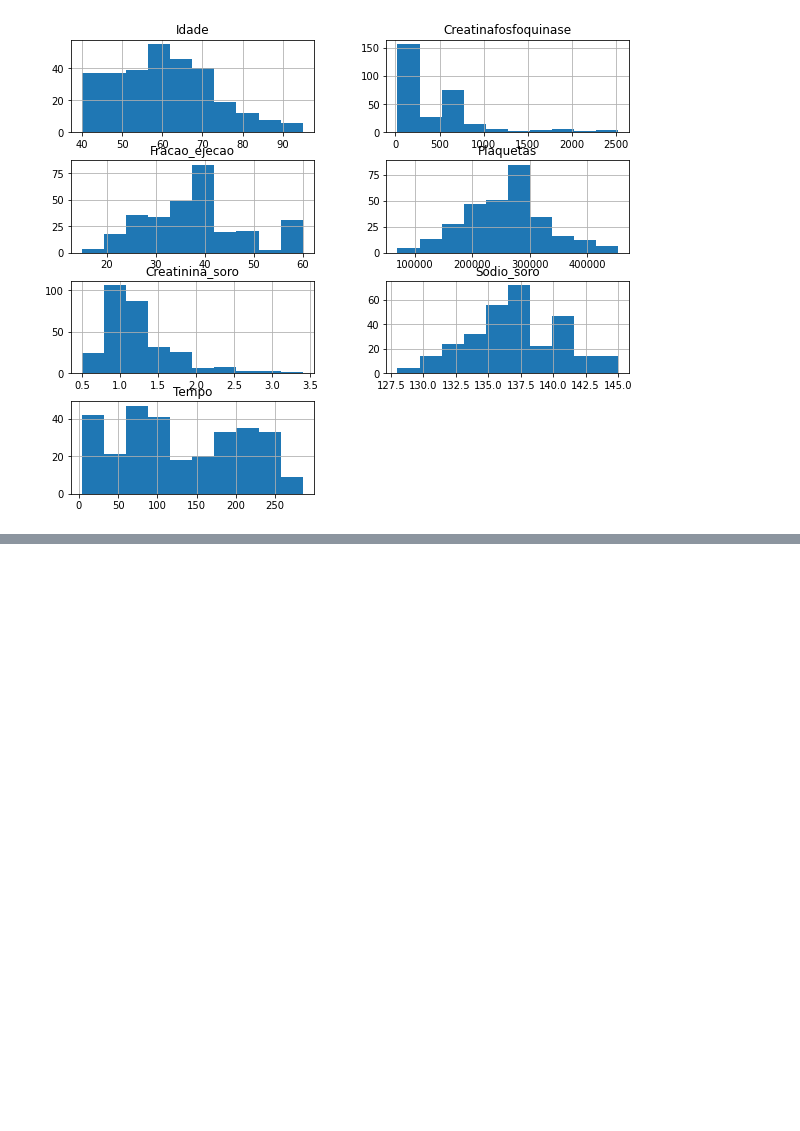
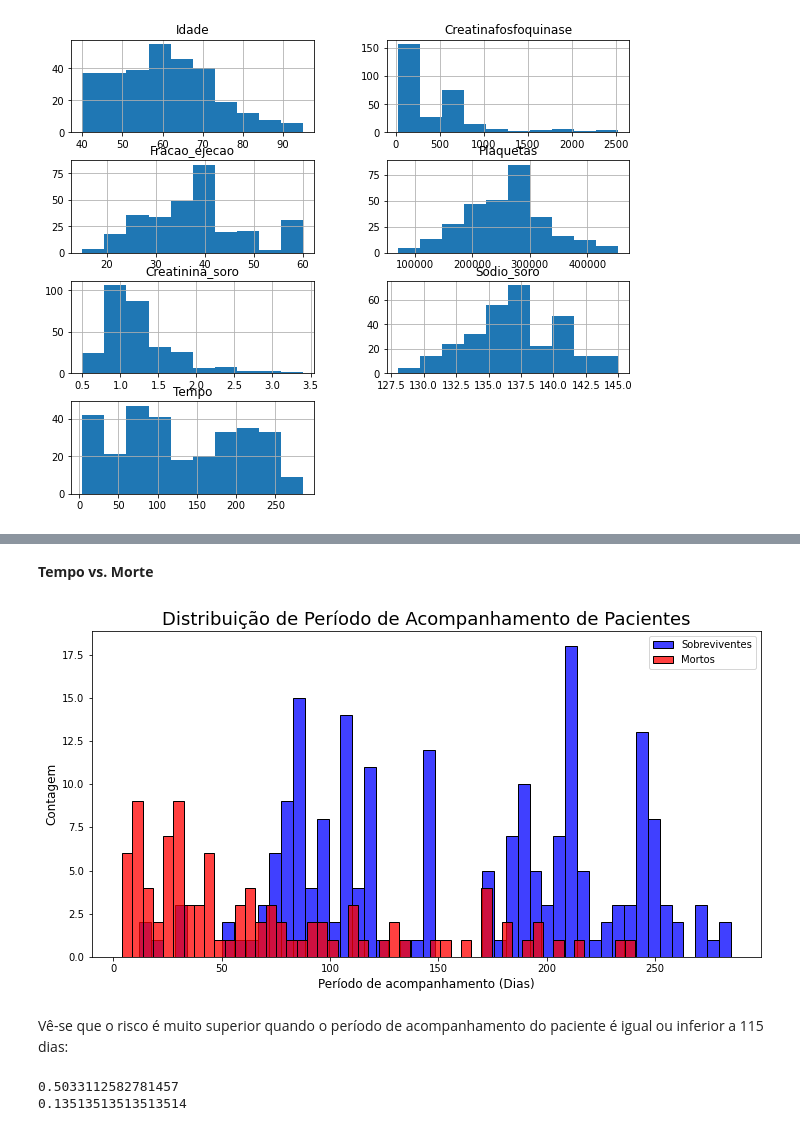
Before and after one commit to nataliamafra/LetsCode, a Jupyter notebook: 04-programming_tools/analise_heart_failure-grupo_4 (2).ipynb, the cells around one changed output, grey strips where cells are left out. Drawn from its saved outputs; the diff is of its cells as text; code cells hidden in the pictures; blank space fills up the shorter version.

```diff
--- a/04-programming_tools/analise_heart_failure-grupo_4 (2).ipynb
+++ b/04-programming_tools/analise_heart_failure-grupo_4 (2).ipynb
@@ -433,0 +437,21 @@ Created in <span style='font-weight:600;margin-left:4px;'>Deepnote</span></a>
+# %% [markdown]
+**Tempo vs. Morte**
+# %%
+plt.figure(figsize=(12,6))
+sns.histplot(df[df['Morte']==0]['Tempo'], kde=False, bins=50, color='b', label = 'Sobreviventes')
+sns.histplot(df[df['Morte']==1]['Tempo'], kde=False, bins=50, color='r', label = 'Mortos')
+plt.xlabel('Período de acompanhamento (Dias)', fontsize=12)
+plt.ylabel('Contagem', fontsize=12)
+plt.title('Distribuição de Período de Acompanhamento de Pacientes', fontsize=18)
+plt.legend()
+plt.show()
+# %% [output]
+[figure, added]
+# %% [markdown]
+Vê-se que o risco é muito superior quando o período de acompanhamento do paciente é igual ou inferior a 115 dias:
+# %%
+print(df[df['Tempo'] <= 115].Morte.mean())
+print(df[df['Tempo'] > 115].Morte.mean())
+# %% [output]
+0.5033112582781457
+0.13513513513513514
```
Also changed, not shown: parts of 20 cells of this notebook, 1 other file.
